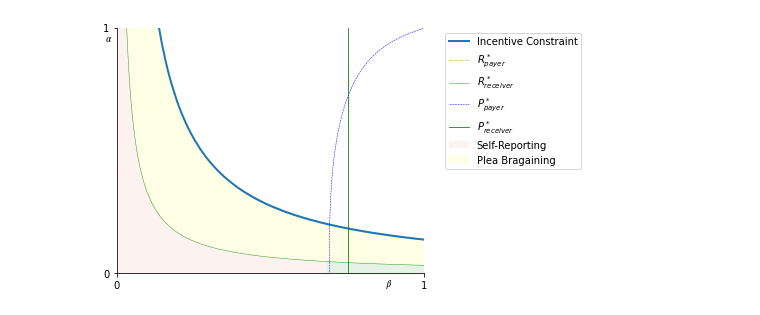
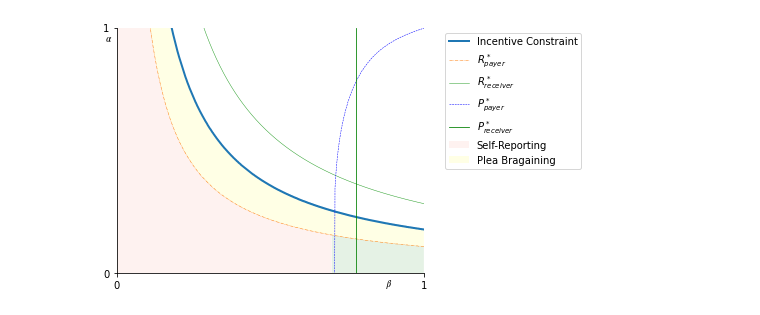
Before and after one commit to caxaxa/Chacha_PhD_Projects, a Jupyter notebook: Incentive_Curves.ipynb, the cells around one changed output. Saved outputs shown, nothing was run; the diff lists cells and outputs as text; code cells hidden in the pictures.

```diff
--- a/Incentive_Curves.ipynb
+++ b/Incentive_Curves.ipynb
@@ -44,13 +44,13 @@ def get_IC_star(n,R_star,P_star):
     #fig.text(0.02, 0.485, '$𝛼~(R*)$')
 
 
-    lim = int(680)
+    lim = int(700)
 
     ax.fill_between(x[0:lim], alphas[0:lim], facecolor='salmon', alpha=0.1)
-    ax.fill_between(x, alphas , R_r ,facecolor='white', alpha=1,label='_nolegend_')
-    ax.fill_between(x, alphas, R_r, facecolor='yellow', alpha=0.1)
+    ax.fill_between(x, alphas , R_p ,facecolor='white', alpha=1,label='_nolegend_')
+    ax.fill_between(x, alphas, R_p, facecolor='yellow', alpha=0.1)
     #ax.fill_between(P_p, x, facecolor='yellow', alpha=0.1)
-    ax.fill_between(x[lim: n], R_r[lim : n], facecolor='green', alpha=0.1)
+    ax.fill_between(x[lim: n], R_p[lim : n], facecolor='green', alpha=0.1)
 
     plt.ylim([0, 1])
     plt.xlim([0, 1])
@@ -63,6 +63,6 @@ def get_IC_star(n,R_star,P_star):
     plt.savefig('./fig2.pdf')
     plt.show()
 # %%
-get_IC_star(1000,-.6,.5)
+get_IC_star(1000,-.35,.5)
 # %% [output]
-[figure, old version]
+[figure, new version]
```
Also changed, not shown: parts of 7 cells of this notebook.
